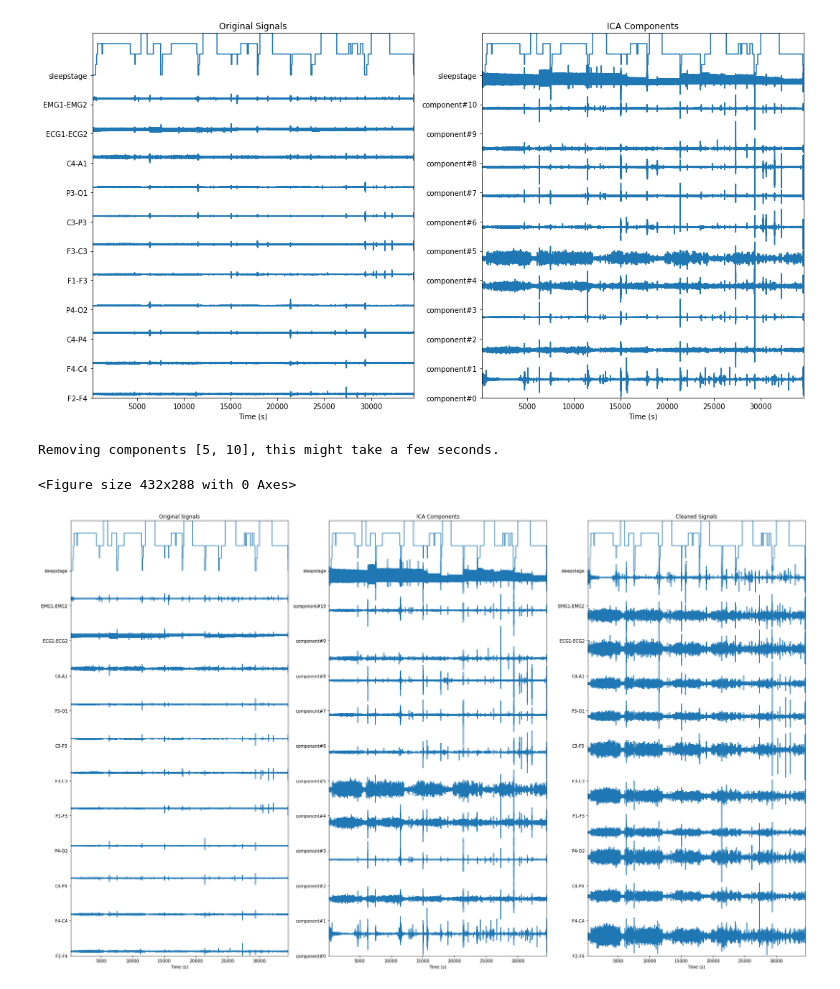
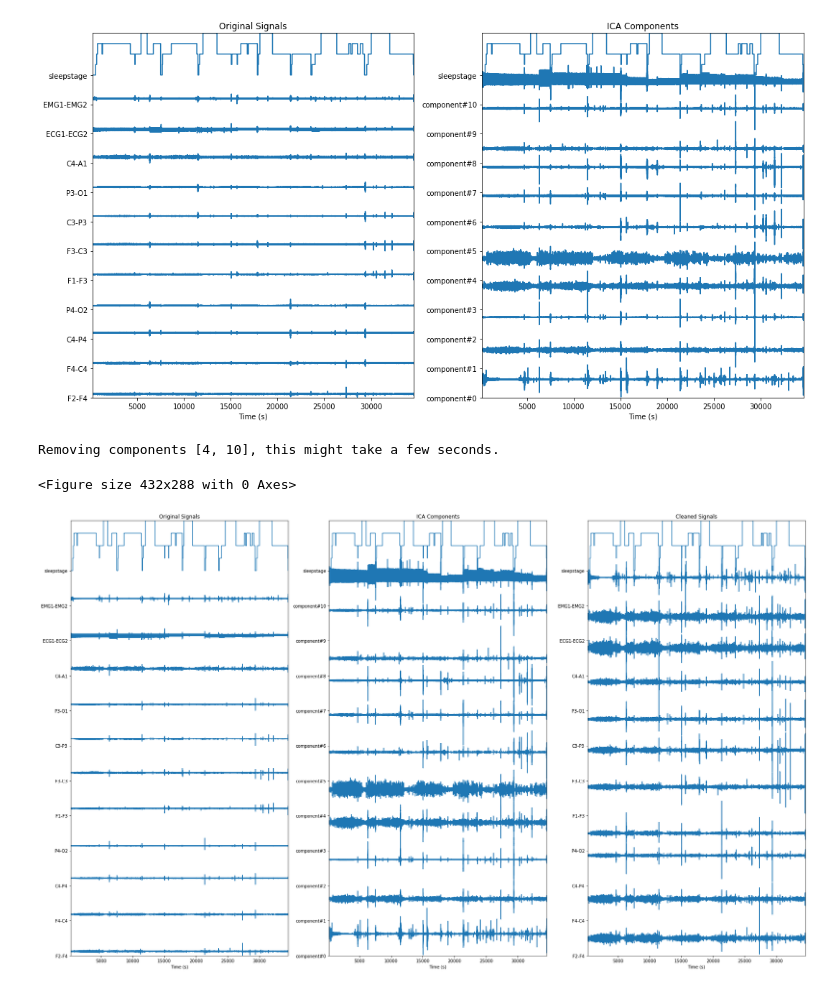
Before and after one commit to CarolinaR99/Projeto1_ADAR, a Jupyter notebook: Projecto_ADDAR_Sleep.ipynb, the cells around one changed output. Cells and saved outputs as stored; diff of their text form; code cells hidden in the pictures.

```diff
--- a/Projecto_ADDAR_Sleep.ipynb
+++ b/Projecto_ADDAR_Sleep.ipynb
@@ -359,9 +380,9 @@ def plot_with_wihout_component(model_ica, df_indp_sources, index, data_original)
   plt.show()
 # %%
 from ipywidgets import interact, fixed
-plot_with_wihout_component(ica_model, df_sources, [5,10], data_original=df_sel)
+plot_with_wihout_component(ica_model, df_sources, [4,10], data_original=df_sel)
 #interact(plot_with_wihout_component, column_name_component_rejected=components_columns_name, model_ica=fixed(ica_model), df_indp_sources=fixed(df_sources), data_original=fixed(df_sel));
 # %% [output]
-Removing components [5, 10], this might take a few seconds.
+Removing components [4, 10], this might take a few seconds.
 <Figure size 432x288 with 0 Axes>
-[figure, old version]
+[figure, new version]
```
Also changed, not shown: parts of 1 cell of this notebook.
